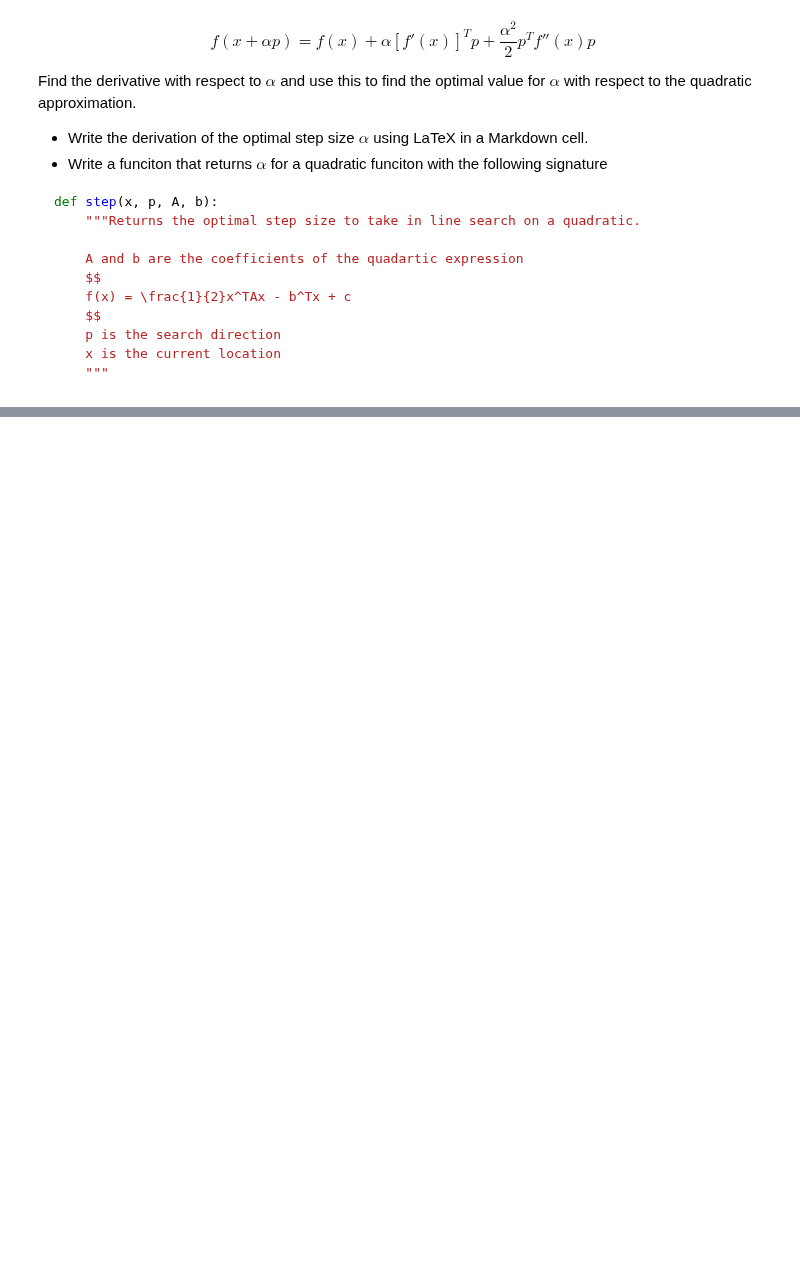
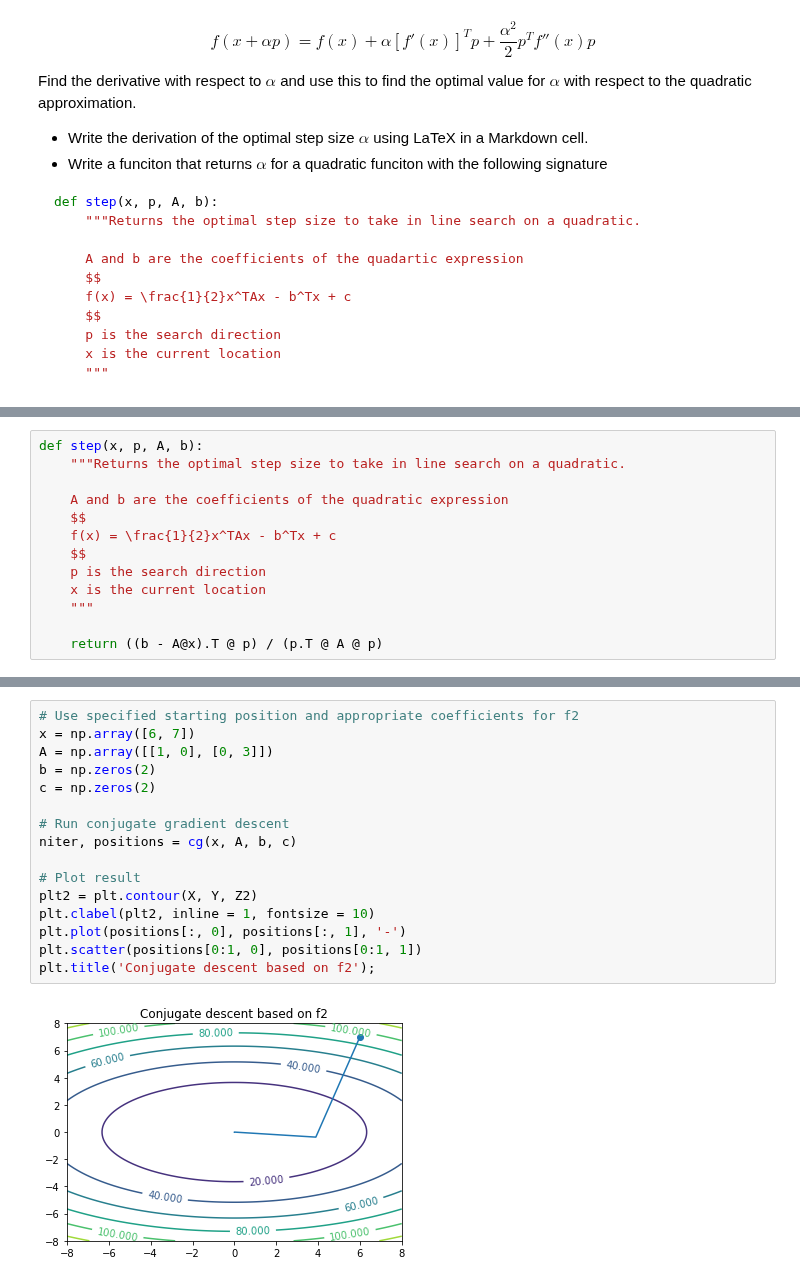
Before and after one commit to robkravec/sta-663-2021, a Jupyter notebook: notebooks/copies/homework/Homework08.ipynb, the cells around one changed output, grey strips where cells are left out. Cells and saved outputs as stored; diff of their text form; blank space fills up the shorter version.

```diff
--- a/notebooks/copies/homework/Homework08.ipynb
+++ b/notebooks/copies/homework/Homework08.ipynb
@@ -232,3 +272,16 @@ def step(x, p, A, b):
+# %%
+def step(x, p, A, b):
+    """Returns the optimal step size to take in line search on a quadratic.
+
+    A and b are the coefficients of the quadratic expression
+    $$
+    f(x) = \frac{1}{2}x^TAx - b^Tx + c
+    $$
+    p is the search direction
+    x is the current location
+    """
+
+    return ((b - A@x).T @ p) / (p.T @ A @ p)
 # %% [markdown]
 **Line search**
 
@@ -279,0 +379,18 @@ We are not particularly concerned about efficiency here, so don't worry about JI
+# %%
+# Use specified starting position and appropriate coefficients for f2
+x = np.array([6, 7])
+A = np.array([[1, 0], [0, 3]])
+b = np.zeros(2)
+c = np.zeros(2)
+
+# Run conjugate gradient descent
+niter, positions = cg(x, A, b, c)
+
+# Plot result
+plt2 = plt.contour(X, Y, Z2)
+plt.clabel(plt2, inline = 1, fontsize = 10)
+plt.plot(positions[:, 0], positions[:, 1], '-')
+plt.scatter(positions[0:1, 0], positions[0:1, 1])
+plt.title('Conjugate descent based on f2');
+# %% [output]
+[figure, added]
```
Also changed, not shown: parts of 15 cells of this notebook.
